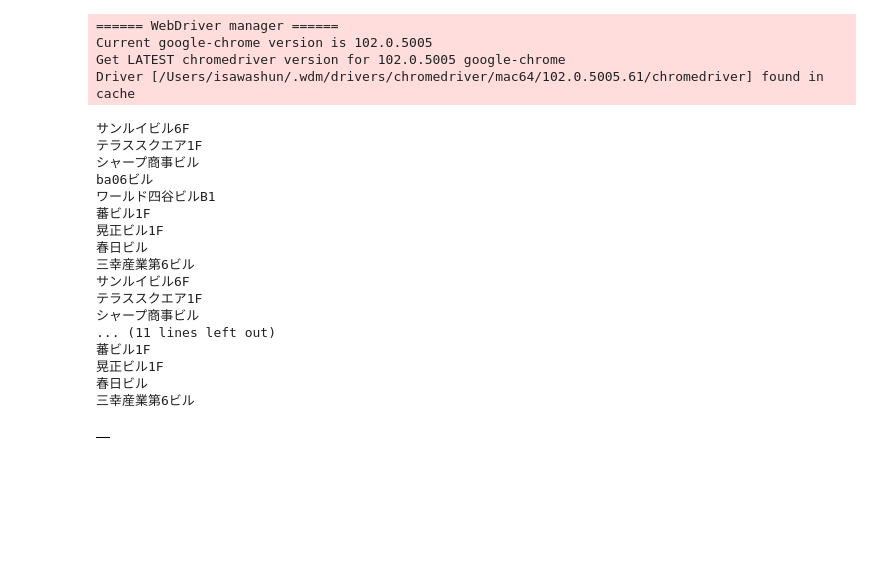
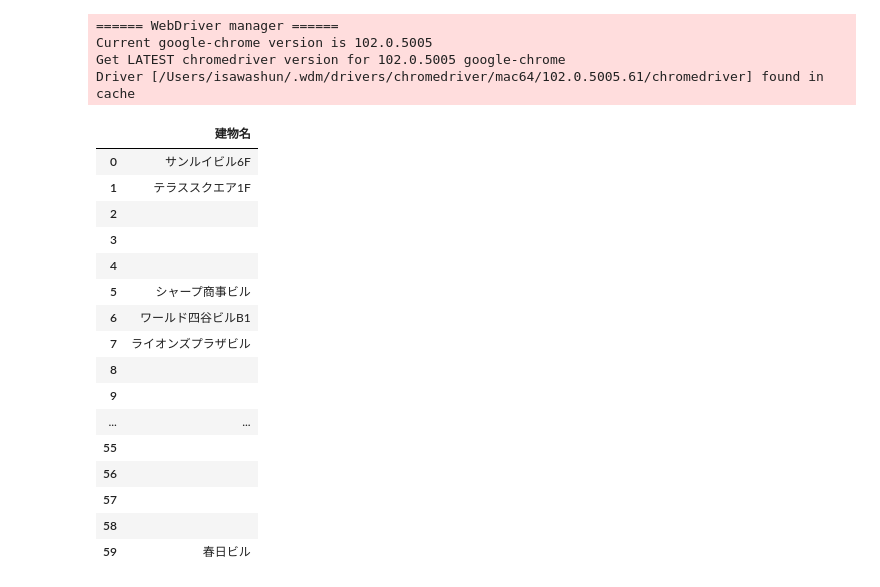
Before and after one commit to ISAWASHUN/Final_Answer, a Jupyter notebook: Exercise_for_Pool/python/ex1_web-scraping/課題1-2/1-2_scriping.ipynb, the cells around one changed output. Drawn from its saved outputs; the diff is of its cells as text; code cells hidden in the pictures; blank space fills up the shorter version.

```diff
--- a/Exercise_for_Pool/python/ex1_web-scraping/課題1-2/1-2_scriping.ipynb
+++ b/Exercise_for_Pool/python/ex1_web-scraping/課題1-2/1-2_scriping.ipynb
@@ -145,6 +177,7 @@ Driver [/Users/isawashun/.wdm/drivers/chromedriver/mac64/102.0.5005.61/chromedri
 import requests
 from bs4 import BeautifulSoup
 from time import sleep
+import pandas as pd
 
 from selenium import webdriver
 from webdriver_manager.chrome import ChromeDriverManager
@@ -164,57 +197,62 @@ def selenium(page_url):
     sleep(3)
 
     try:
-        store_building = driver.find_element_by_css_selector(
+        building_name = driver.find_element_by_css_selector(
             '#info-table > table > tbody > tr:nth-child(3) > td > p > span.locality'
-        ).text
-        print(store_building)
+        )
+        building = building_name.text
+        d_list_building.append({
+            '建物名':building
+        })
     except Exception as e:
-        pass
+        building = ''
+        d_list_building.append({
+            '建物名':building
+        })
 
 url = 'https://r.gnavi.co.jp/area/tokyo/izakaya/rs/?sort=LOW&p={}.format()'
 max_page_index = 3
 
 for i in range(max_page_index):
     acccess_url = url.format(i+1)
 
     r = requests.get(acccess_url)
     r.raise_for_status()
 
     soup = BeautifulSoup(r.content, 'lxml')
 
 
     stores = soup.find_all("div", class_="style_restaurant__SeIVn")
 
     for store in stores:
         page_url = store.find("a").get("href")
 
         selenium(page_url)
 
 df2 = pd.DataFrame(d_list_building)
 df2
 # %% [output]
 ====== WebDriver manager ======
 Current google-chrome version is 102.0.5005
 Get LATEST chromedriver version for 102.0.5005 google-chrome
 Driver [/Users/isawashun/.wdm/drivers/chromedriver/mac64/102.0.5005.61/chromedriver] found in cache
-サンルイビル6F
-テラススクエア1F
-シャープ商事ビル
-ba06ビル
-ワールド四谷ビルB1
-蕃ビル1F
-晃正ビル1F
-春日ビル
-三幸産業第6ビル
-サンルイビル6F
-テラススクエア1F
-シャープ商事ビル
-... (11 lines left out)
-蕃ビル1F
-晃正ビル1F
-春日ビル
-三幸産業第6ビル
-|  |
+|  | 建物名 |
+| 0 | サンルイビル6F |
+| 1 | テラススクエア1F |
+| 2 |  |
+| 3 |  |
+| 4 |  |
+| 5 | シャープ商事ビル |
+| 6 | ワールド四谷ビルB1 |
+| 7 | ライオンズプラザビル |
+| 8 |  |
+| 9 |  |
+| ... | ... |
+| 55 |  |
+| 56 |  |
+| 57 |  |
+| 58 |  |
+| 59 | 春日ビル |
 # %%
 #店舗名、電話番号、メールアドレス
 import requests
```
Also changed, not shown: parts of 6 cells of this notebook, 1 other file.
